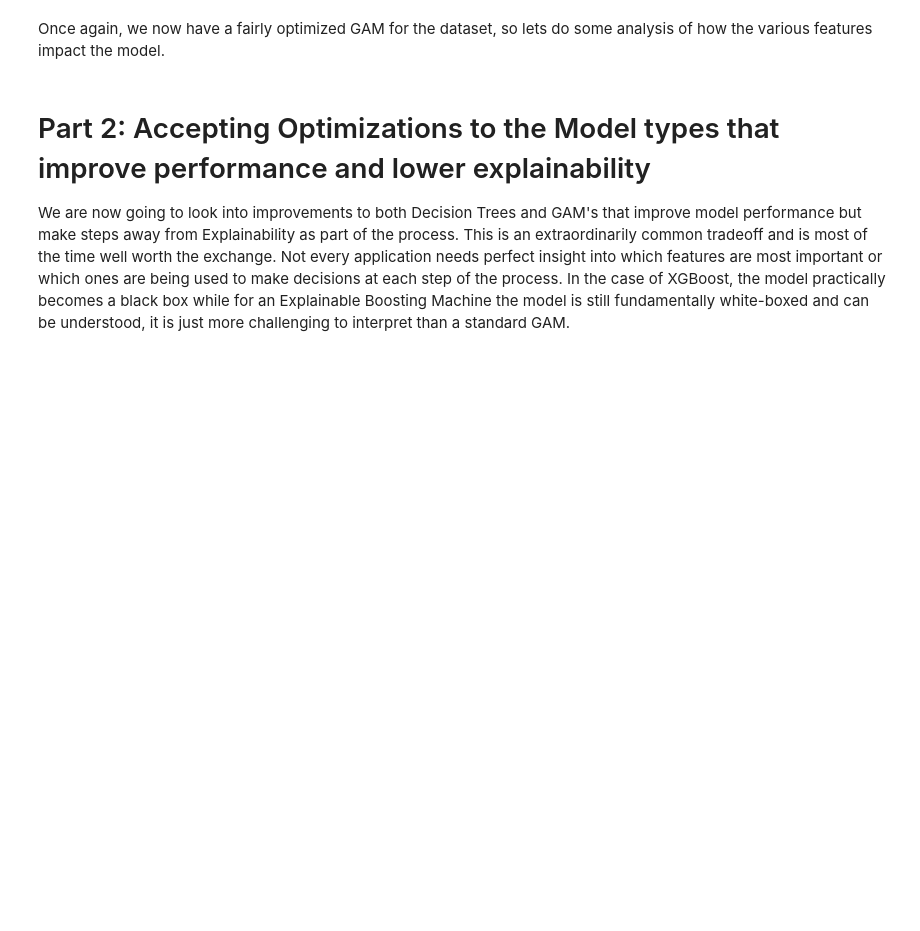
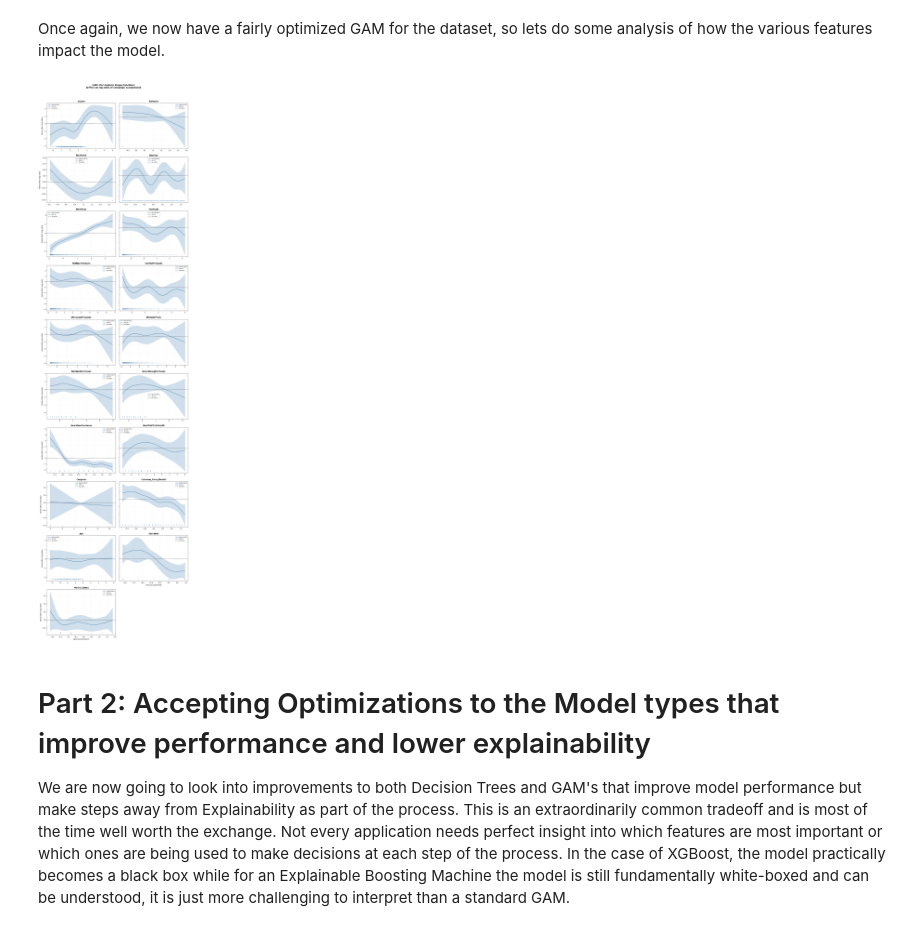
Before and after one commit to shankswhite/ML6140, a Jupyter notebook: HighExplainability.ipynb, the cells around one changed output. Drawn from its saved outputs; the diff is of its cells as text; code cells hidden in the pictures; blank space fills up the shorter version.

```diff
--- a/HighExplainability.ipynb
+++ b/HighExplainability.ipynb
@@ -472,47 +670,49 @@ axes = axes.flatten()
 for i, feat in enumerate(feature_names):
     ax = axes[i]
     XX = gam_model.generate_X_grid(term=i)
-    pdep, confi = gam_model.partial_dependence(term=i, X=XX, width=0.5)
+    pdep, confi = gam_model.partial_dependence(term=i, X=XX, width=0.95)
 
     # Shape function line
     ax.plot(XX[:, i], pdep, color='steelblue', linewidth=2, label='Partial effect')
 
     # 95% confidence band
     ax.fill_between(XX[:, i], confi[:, 0], confi[:, 1],
-                    alpha=0.25, color='steelblue', label='50% CI')
+                    alpha=0.25, color='steelblue', label='95% CI')
 
     # Zero reference line
     ax.axhline(0, color='#333333', linestyle='--', linewidth=1.2, label='No effect')
 
     # Rug plot — show where training data actually falls
     ax.plot(X_train_scaled[:, i], np.full(X_train_scaled.shape[0], confi[:, 0].min()),
             '|', color='steelblue', alpha=0.15, markersize=6)
 
     # Titles and labels
     ax.set_title(feat, fontsize=12, fontweight='bold', pad=8)
 
     # Only label y-axis on leftmost column
     if i % n_cols == 0:
         ax.set_ylabel("Partial effect (log-odds)", fontsize=10)
     else:
         ax.set_ylabel("")
         ax.set_yticklabels([])
 
     # Only label x-axis on bottom row
     if i >= n_features - n_cols:
         ax.set_xlabel("Value (standardized)", fontsize=10)
 
     ax.grid(True, alpha=0.2, linestyle=':')
     ax.legend(fontsize=8, loc='best')
 
 for j in range(n_features, len(axes)):
     axes[j].set_visible(False)
 
 plt.suptitle("GAM: Per-Feature Shape Functions\n(effect on log-odds of campaign acceptance)",
              fontsize=14, fontweight='bold', y=1.01)
 plt.tight_layout(pad=2.0)
 plt.savefig("gam_shape_functions.png", dpi=150, bbox_inches='tight')
 plt.show()
+# %% [output]
+[figure, added]
 # %% [markdown]
 # Part 2: Accepting Optimizations to the Model types that improve performance and lower explainability
 
```
Also changed, not shown: parts of 29 cells of this notebook.
